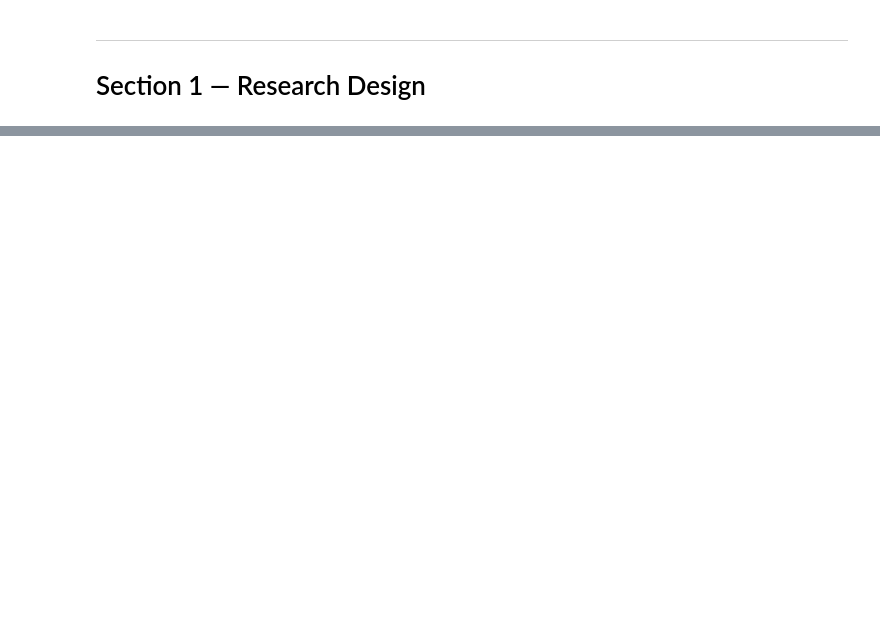
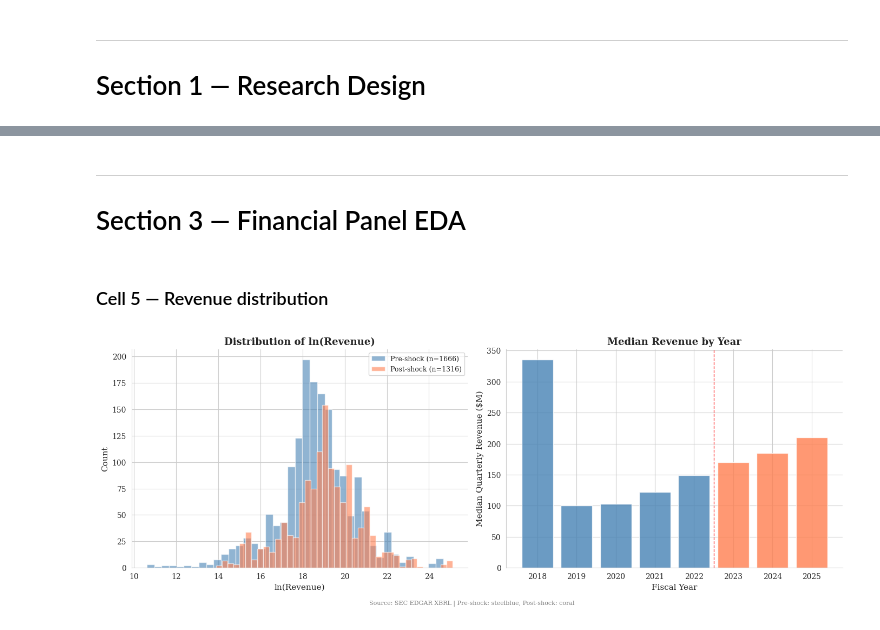
Before and after one commit to hakangulmez/thesis-ai-task-shock, a Jupyter notebook: notebooks/project_overview.ipynb, the cells around one changed output, grey strips where cells are left out. Cells and saved outputs as stored; diff of their text form; code cells hidden in the pictures; blank space fills up the shorter version.

```diff
--- a/notebooks/project_overview.ipynb
+++ b/notebooks/project_overview.ipynb
@@ -268,0 +200,38 @@ print("\nSaved: figures/main_did_coefficients.png")
+# %% [markdown]
+---
+# Section 3 — Financial Panel EDA
+# %% [markdown]
+### Cell 5 — Revenue distribution
+# %%
+fig, axes = plt.subplots(1, 2, figsize=(14, 5))
+
+# Left: histogram of ln_revenue by period
+pre = panel[panel.post == 0]['ln_revenue'].dropna()
+post = panel[panel.post == 1]['ln_revenue'].dropna()
+axes[0].hist(pre, bins=40, alpha=0.6, color='steelblue', label=f'Pre-shock (n={len(pre)})', edgecolor='white')
+axes[0].hist(post, bins=40, alpha=0.6, color='coral', label=f'Post-shock (n={len(post)})', edgecolor='white')
+axes[0].set_xlabel('ln(Revenue)', fontsize=11)
+axes[0].set_ylabel('Count', fontsize=11)
+axes[0].set_title('Distribution of ln(Revenue)', fontsize=13, fontweight='bold')
+axes[0].legend(fontsize=9)
+
+# Right: median quarterly revenue by year
+yearly = panel.groupby('fiscal_year')['revenue'].median() / 1e6
+colors_yr = ['steelblue' if y < 2023 else 'coral' for y in yearly.index]
+axes[1].bar(yearly.index, yearly.values, color=colors_yr, alpha=0.8, edgecolor='white')
+axes[1].set_xlabel('Fiscal Year', fontsize=11)
+axes[1].set_ylabel('Median Quarterly Revenue ($M)', fontsize=11)
+axes[1].set_title('Median Revenue by Year', fontsize=13, fontweight='bold')
+axes[1].axvline(2022.5, color='red', linestyle='--', linewidth=1, alpha=0.7)
+
+for ax in axes:
+    ax.spines['top'].set_visible(False)
+    ax.spines['right'].set_visible(False)
+
+plt.figtext(0.5, -0.02, 'Source: SEC EDGAR XBRL | Pre-shock: steelblue, Post-shock: coral',
+            ha='center', fontsize=8, color='gray')
+plt.tight_layout()
+plt.savefig('../figures/revenue_distribution.png', bbox_inches='tight', dpi=150)
+plt.show()
+# %% [output]
+[figure, added]
```
Also changed, not shown: parts of 67 cells of this notebook, 16 other files.
